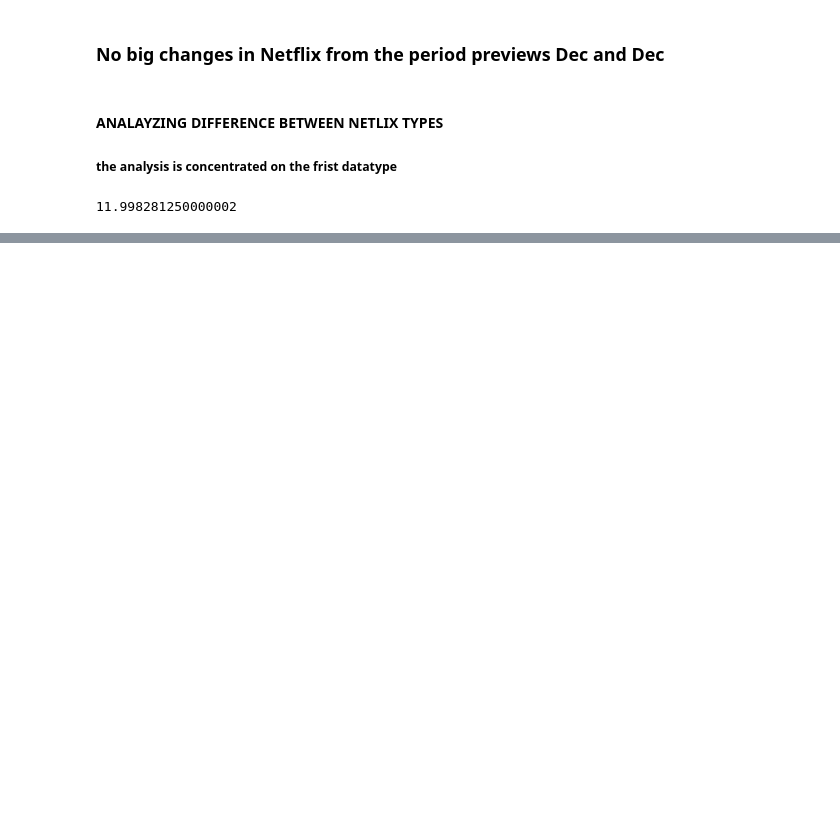
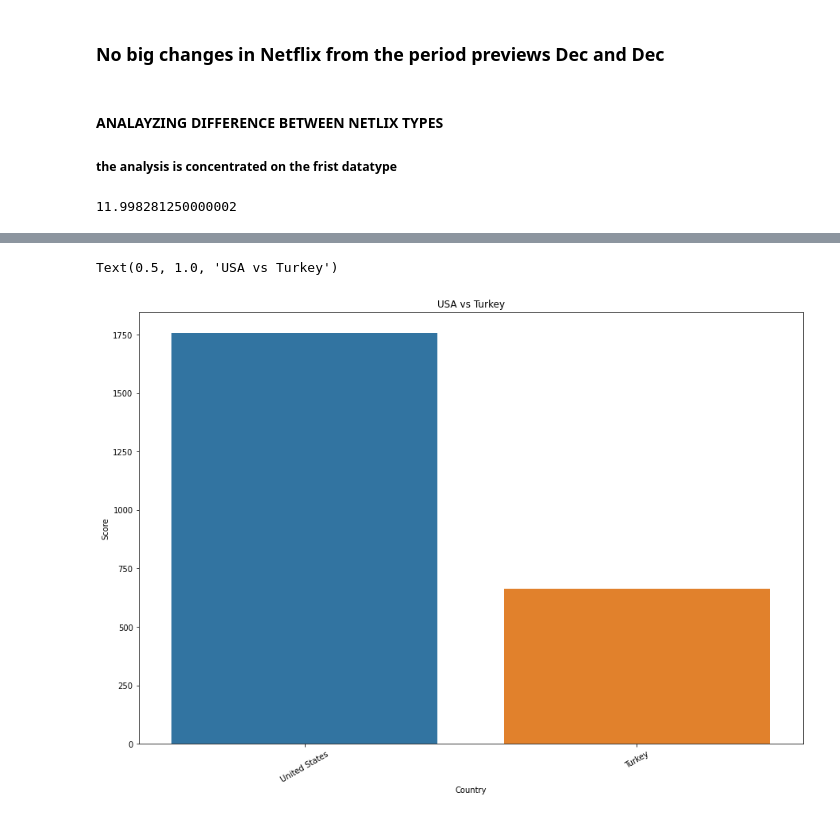
Before and after one commit to magicWiss/Netflix-Price-Analytics, a Jupyter notebook: Analytics/data_anal.ipynb, the cells around one changed output, grey strips where cells are left out. Drawn from its saved outputs; the diff is of its cells as text; code cells hidden in the pictures; blank space fills up the shorter version.

```diff
--- a/Analytics/data_anal.ipynb
+++ b/Analytics/data_anal.ipynb
@@ -804,0 +811,3 @@ worst
+# %%
+#Comparing USA and Turkey
+nfx_price_per_cou_df=nfx_price_per_cou_df.set_index('Country')
@@ -804,0 +831,10 @@ worst
+# %%
+usa_vs_turky=nfx_price_per_cou_df.loc[['United States','Turkey']]
+#view of the result
+plt.figure(figsize=(15,10))
+ax=sas.barplot(x=usa_vs_turky.index,y='Score', data=usa_vs_turky)
+ax.set_xticklabels(ax.get_xticklabels(),rotation = 30)
+plt.title('USA vs Turkey')
+# %% [output]
+Text(0.5, 1.0, 'USA vs Turkey')
+[figure, added]
```
Also changed, not shown: parts of 35 cells of this notebook, 4 other files.
